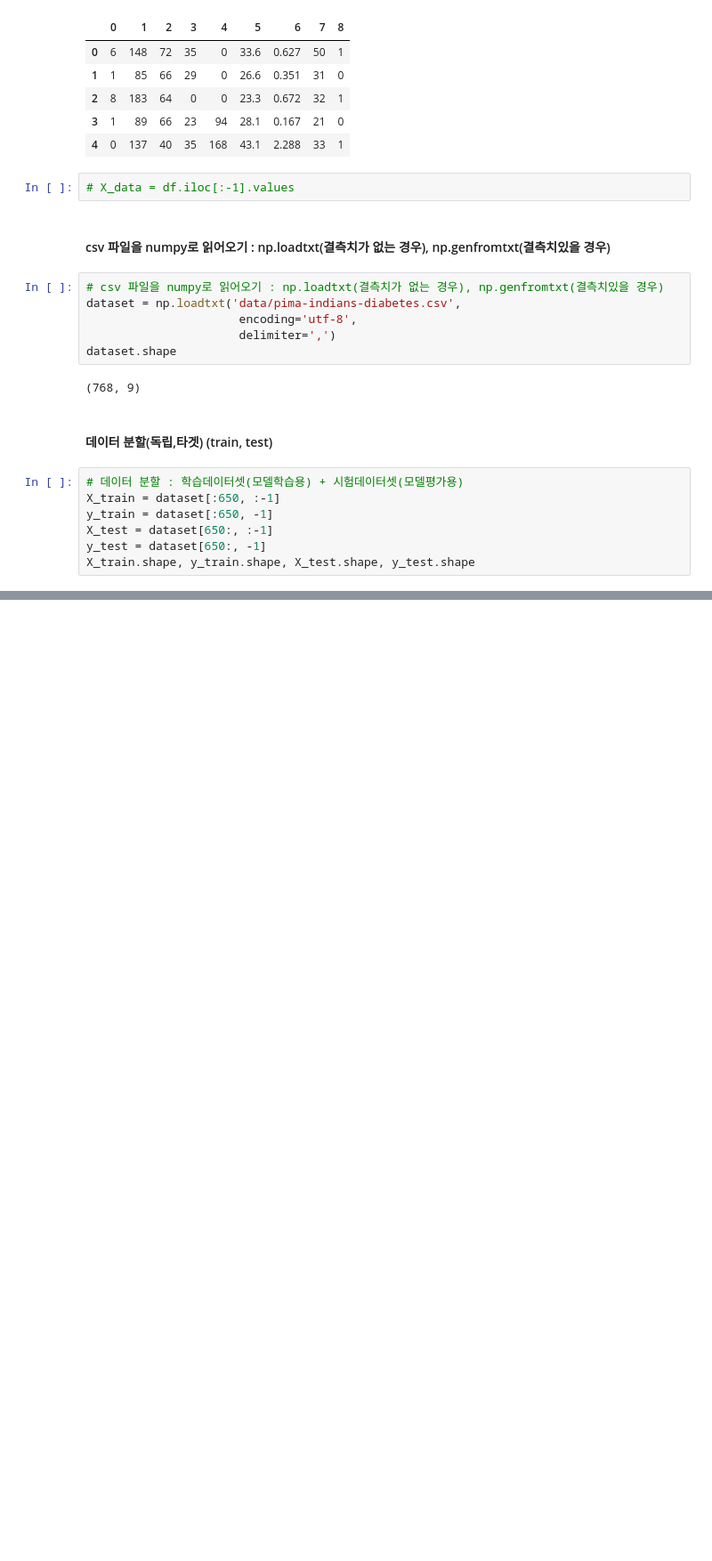
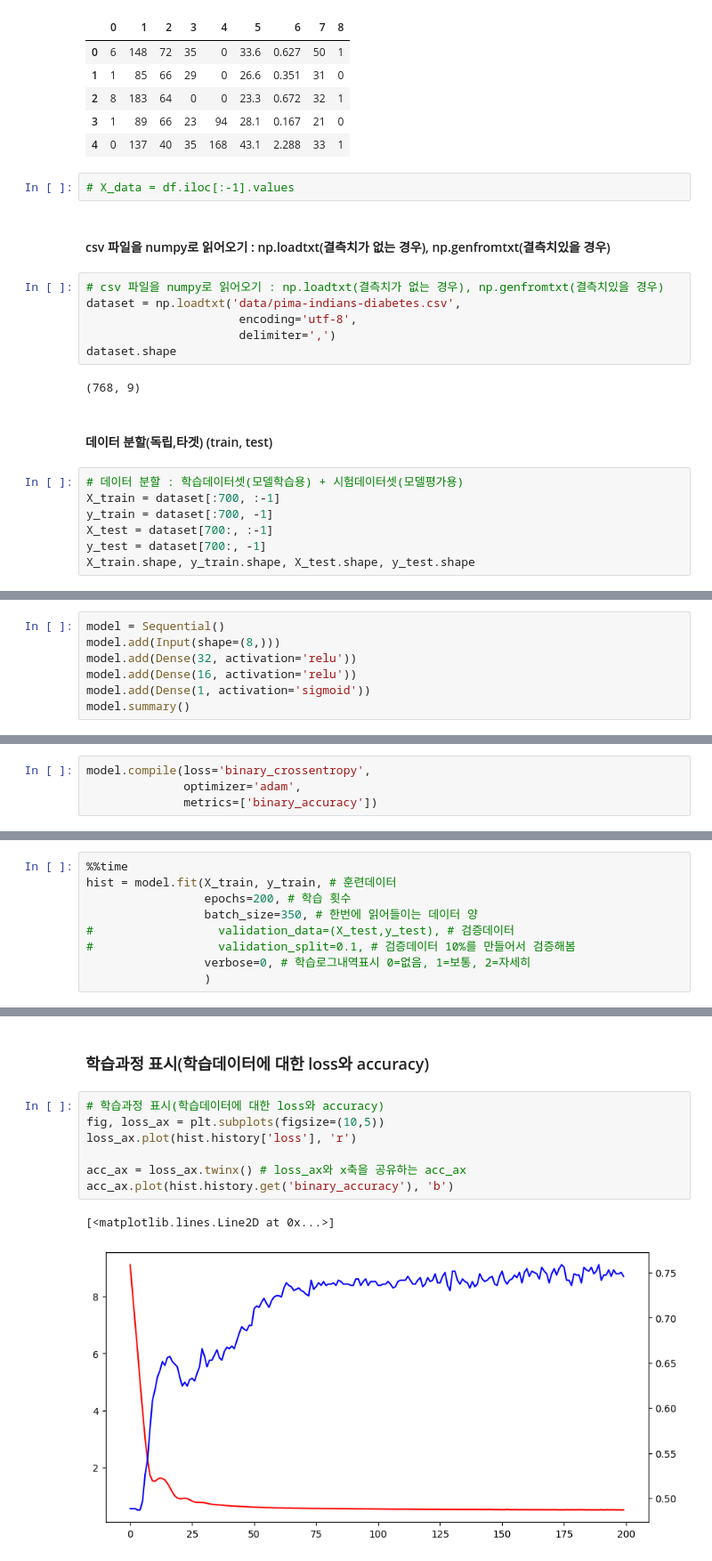
Before and after one commit to k-j-hyun/ai_x, a Jupyter notebook: source/05_DeepLearning/06_피마인디언_당뇨병발병예측(로지스틱회귀분석=이진분류,분류분석).ipynb, the cells around one changed output, grey strips where cells are left out. Shown at 89% size. Cells and saved outputs as stored; diff of their text form; blank space fills up the shorter version.

```diff
--- a/source/05_DeepLearning/06_피마인디언_당뇨병발병예측(로지스틱회귀분석=이진분류,분류분석).ipynb
+++ b/source/05_DeepLearning/06_피마인디언_당뇨병발병예측(로지스틱회귀분석=이진분류,분류분석).ipynb
@@ -89,9 +90,9 @@ dataset.shape
 #### 데이터 분할(독립,타겟) (train, test)
 # %%
 # 데이터 분할 : 학습데이터셋(모델학습용) + 시험데이터셋(모델평가용)
-X_train = dataset[:650, :-1]
-y_train = dataset[:650, -1]
-X_test = dataset[650:, :-1]
-y_test = dataset[650:, -1]
+X_train = dataset[:700, :-1]
+y_train = dataset[:700, -1]
+X_test = dataset[700:, :-1]
+y_test = dataset[700:, -1]
 X_train.shape, y_train.shape, X_test.shape, y_test.shape
 # %% [output]
@@ -98,0 +102,7 @@ X_train.shape, y_train.shape, X_test.shape, y_test.shape
+# %%
+model = Sequential()
+model.add(Input(shape=(8,)))
+model.add(Dense(32, activation='relu'))
+model.add(Dense(16, activation='relu'))
+model.add(Dense(1, activation='sigmoid'))
+model.summary()
@@ -98,0 +127,4 @@ X_train.shape, y_train.shape, X_test.shape, y_test.shape
+# %%
+model.compile(loss='binary_crossentropy',
+              optimizer='adam',
+              metrics=['binary_accuracy'])
@@ -98,0 +133,9 @@ X_train.shape, y_train.shape, X_test.shape, y_test.shape
+# %%
+%%time
+hist = model.fit(X_train, y_train, # 훈련데이터
+                 epochs=200, # 학습 횟수
+                 batch_size=350, # 한번에 읽어들이는 데이터 양
+#                  validation_data=(X_test,y_test), # 검증데이터
+#                  validation_split=0.1, # 검증데이터 10%를 만들어서 검증해봄
+                 verbose=0, # 학습로그내역표시 0=없음, 1=보통, 2=자세히
+                 )
@@ -98,0 +152,12 @@ X_train.shape, y_train.shape, X_test.shape, y_test.shape
+# %% [markdown]
+### 학습과정 표시(학습데이터에 대한 loss와 accuracy)
+# %%
+# 학습과정 표시(학습데이터에 대한 loss와 accuracy)
+fig, loss_ax = plt.subplots(figsize=(10,5))
+loss_ax.plot(hist.history['loss'], 'r')
+
+acc_ax = loss_ax.twinx() # loss_ax와 x축을 공유하는 acc_ax
+acc_ax.plot(hist.history.get('binary_accuracy'), 'b')
+# %% [output]
+[<matplotlib.lines.Line2D at 0x...>]
+[figure, added]
```
Also changed, not shown: parts of 57 cells of this notebook, 7 other files.
